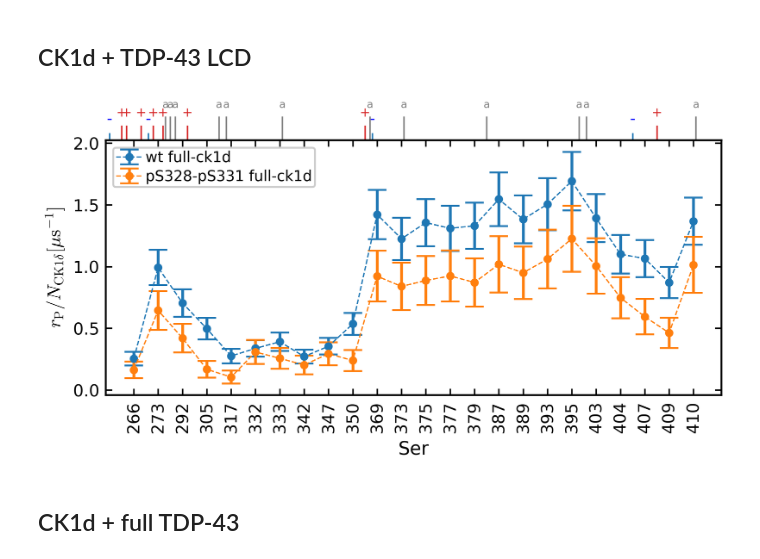
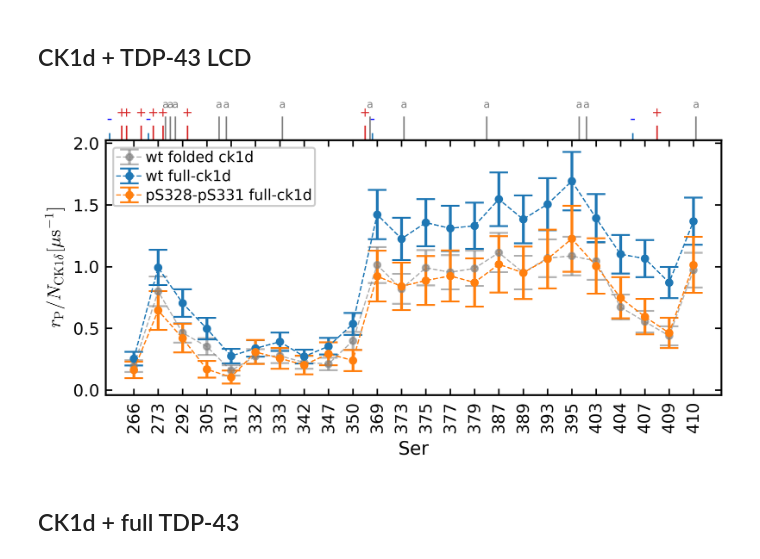
Before and after one commit to ezippo/HPA, a Jupyter notebook: rates_notebook.ipynb, the cells around one changed output. Cells and saved outputs as stored; diff of their text form; code cells hidden in the pictures.

```diff
--- a/rates_notebook.ipynb
+++ b/rates_notebook.ipynb
@@ -66,29 +66,30 @@ drp_f_ps328ps331 *= 10**8
 # %%
 f, ax1 = plt.subplots(figsize=(6,2.5))
 
+ax1.errorbar(np.arange(1,25), rp, drp, fmt='.--', color='tab:grey', alpha=0.6, elinewidth=1.5, linewidth=.7, capsize=5, markersize=7,  label=r"wt folded ck1d")
 ax1.errorbar(np.arange(1,25), rp_f, drp_f, fmt='.--', color='tab:blue', elinewidth=1.5, linewidth=.7, capsize=5, markersize=7,  label=r"wt full-ck1d")
 ax1.errorbar(np.arange(1,25), rp_f_ps328ps331, drp_f_ps328ps331, fmt='.--', color='tab:orange', elinewidth=1.5, linewidth=.7, capsize=5, markersize=7,  label=r"pS328-pS331 full-ck1d")
 
 secax = ax1.secondary_xaxis('top')
 secax.set_xticks([0.5, 0.7, 1.3, 1.8, 2.2, 3.2, 10.5, 22.5], ['+']*8, color='tab:red', fontsize='x-small' )
 secax.tick_params(direction='out', color='tab:red' , length=8)
 
 secax2 = ax1.secondary_xaxis('top')
 secax2.set_xticks([0., 1.6, 10.8, 21.5], ['-']*4, color='blue', fontsize='small' )
 secax2.tick_params(direction='out', color='tab:blue' , length=4)
 
 secax2 = ax1.secondary_xaxis('top')
 secax2.set_xticks([2.3,2.5,2.7,4.5, 4.8,7.1, 10.7, 12.1, 15.5, 19.3, 19.6, 24.1], ['a']*12, color='tab:grey', fontsize='xx-small' )
 secax2.tick_params(direction='out', color='tab:grey' , length=13)
 
 
 plt.legend(loc='upper left', framealpha=1, ncols=1)
 plt.xticks(np.arange(1,25) , ser_i+261, rotation="vertical" )
 plt.xlabel('Ser')
 plt.ylabel('$r_{\mathrm{P}}/N_{\mathrm{CK1\delta}} [\mathrm{\mu s}^{-1}]$')
 plt.show()
 # %% [output]
-[figure, old version]
+[figure, new version]
 # %% [markdown]
 ## CK1d + full TDP-43
 # %%
```
Also changed, not shown: 1 other file.
